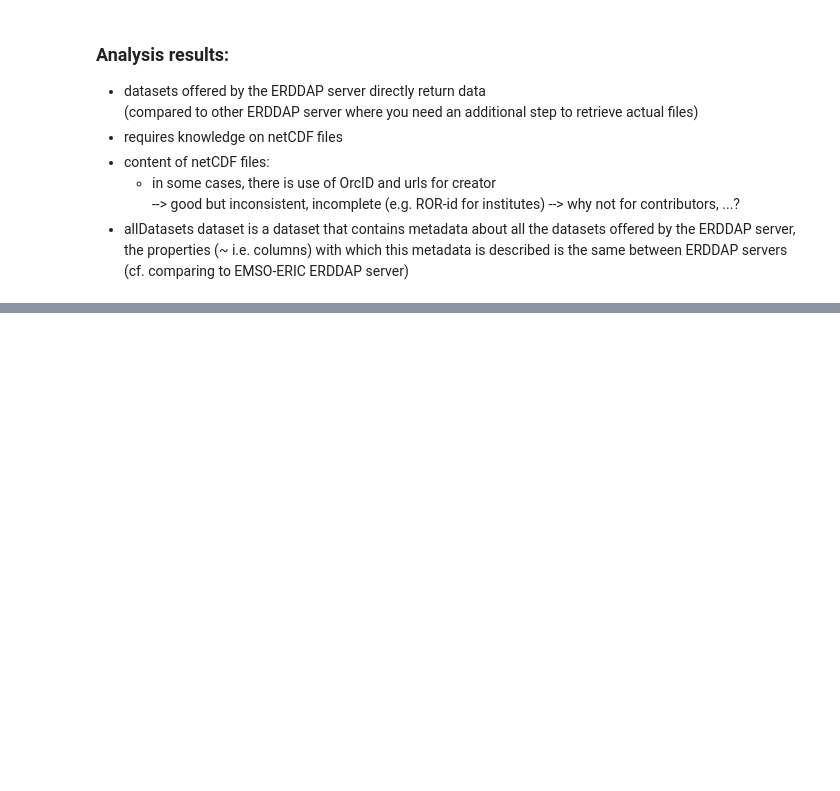
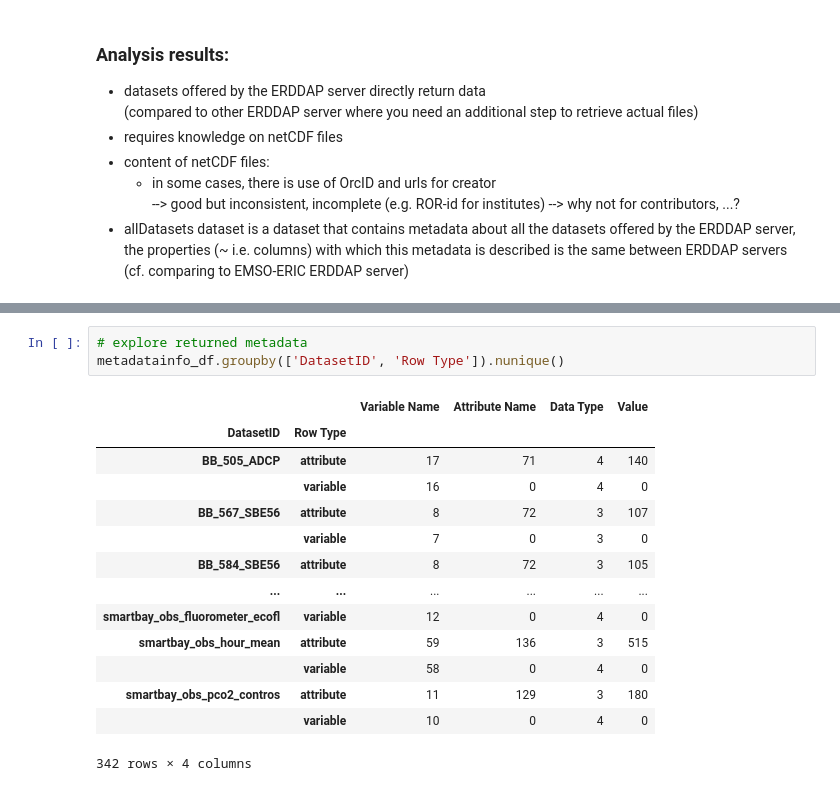
Before and after one commit to vliz-be-opsci/george-analysis, a Jupyter notebook: notebooks/EMSO-ERIC-ERDDAPserver.ipynb, the cells around one changed output, grey strips where cells are left out. Drawn from its saved outputs; the diff is of its cells as text; blank space fills up the shorter version.

```diff
--- a/notebooks/EMSO-ERIC-ERDDAPserver.ipynb
+++ b/notebooks/EMSO-ERIC-ERDDAPserver.ipynb
@@ -46,0 +159,18 @@ EMSO_alldatasets_df.columns
+# %%
+# explore returned metadata
+metadatainfo_df.groupby(['DatasetID', 'Row Type']).nunique()
+# %% [output]
+|  |  | Variable Name | Attribute Name | Data Type | Value |
+| DatasetID | Row Type |  |  |  |  |
+| BB_505_ADCP | attribute | 17 | 71 | 4 | 140 |
+|  | variable | 16 | 0 | 4 | 0 |
+| BB_567_SBE56 | attribute | 8 | 72 | 3 | 107 |
+|  | variable | 7 | 0 | 3 | 0 |
+| BB_584_SBE56 | attribute | 8 | 72 | 3 | 105 |
+| ... | ... | ... | ... | ... | ... |
+| smartbay_obs_fluorometer_ecofl | variable | 12 | 0 | 4 | 0 |
+| smartbay_obs_hour_mean | attribute | 59 | 136 | 3 | 515 |
+|  | variable | 58 | 0 | 4 | 0 |
+| smartbay_obs_pco2_contros | attribute | 11 | 129 | 3 | 180 |
+|  | variable | 10 | 0 | 4 | 0 |
+342 rows × 4 columns
```
Also changed, not shown: parts of 62 cells of this notebook.
